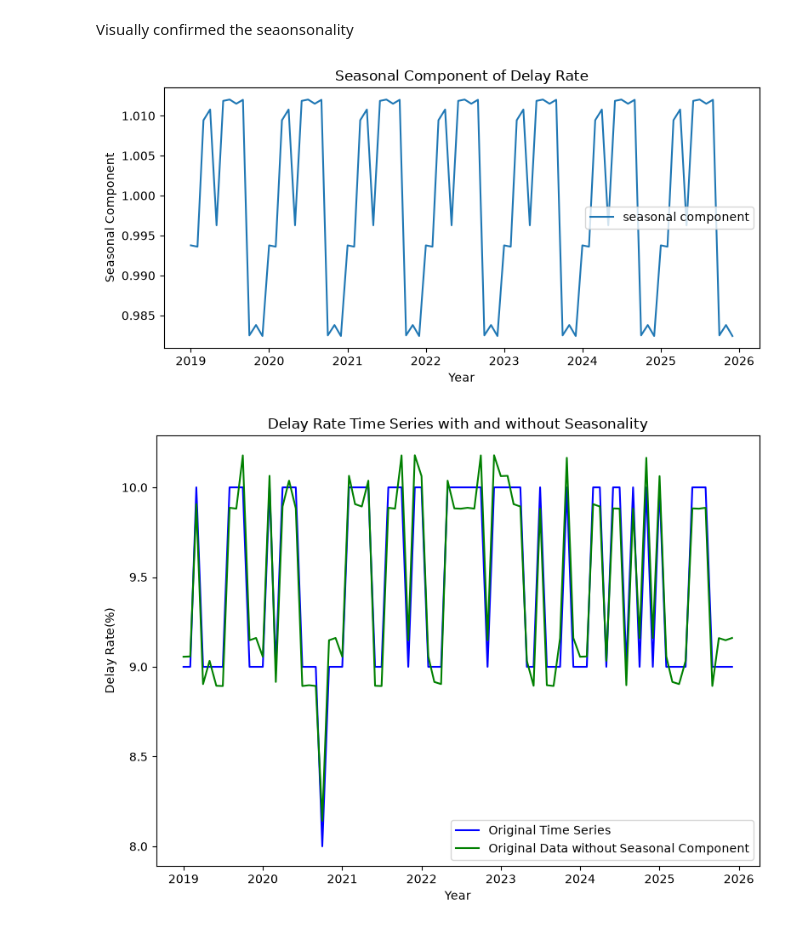
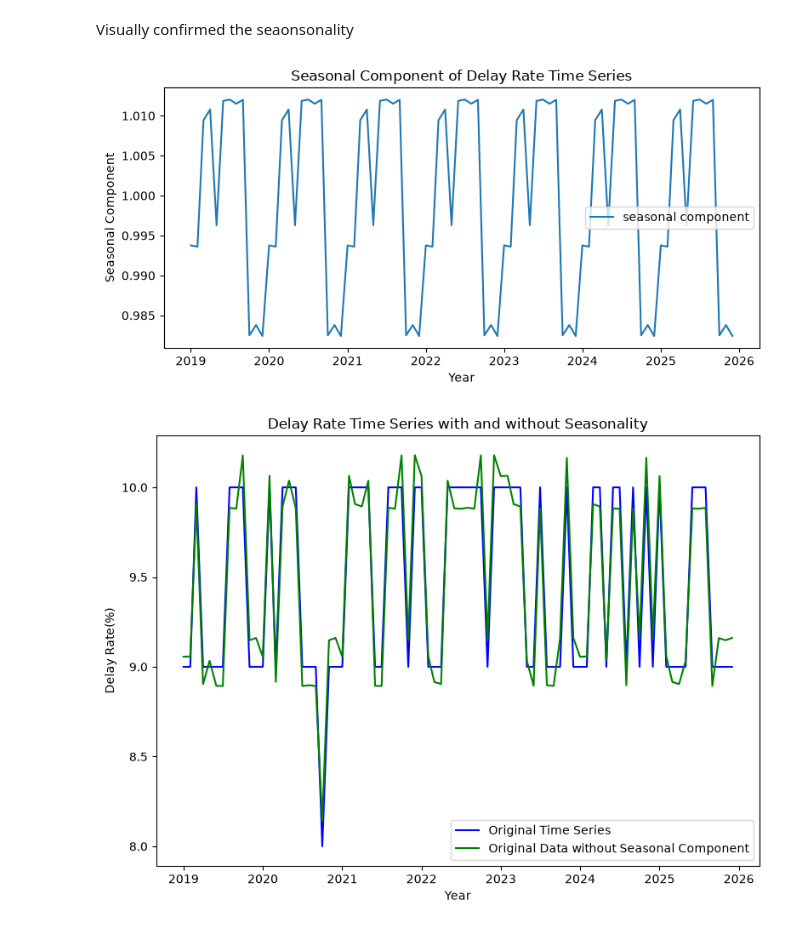
Before and after one commit to Peachalex/delivery-delay-analysis, a Jupyter notebook: python_scripts/delay_analysis_by_month.ipynb, the cells around one changed output. Cells and saved outputs as stored; diff of their text form; code cells hidden in the pictures.

```diff
--- a/python_scripts/delay_analysis_by_month.ipynb
+++ b/python_scripts/delay_analysis_by_month.ipynb
@@ -192,15 +192,15 @@ Visually confirmed the seaonsonality
 # %%
 #Display Seasonlity graph
 plt.figure(figsize=(8,4))
 plt.plot(result.seasonal,label='seasonal component')
-plt.title('Seasonal Component of Delay Rate')
+plt.title('Seasonal Component of Delay Rate Time Series')
 plt.xlabel('Year')
 plt.ylabel('Seasonal Component')
 plt.legend()
 plt.tight_layout()
 plt.show()
 # %% [output]
-[figure, old version]
+[figure, new version]
 # %%
 #plot the original data and origin data without the seasonal component
 plt.figure(figsize=(8,6))
```
Also changed, not shown: parts of 3 cells of this notebook, 6 other files.
